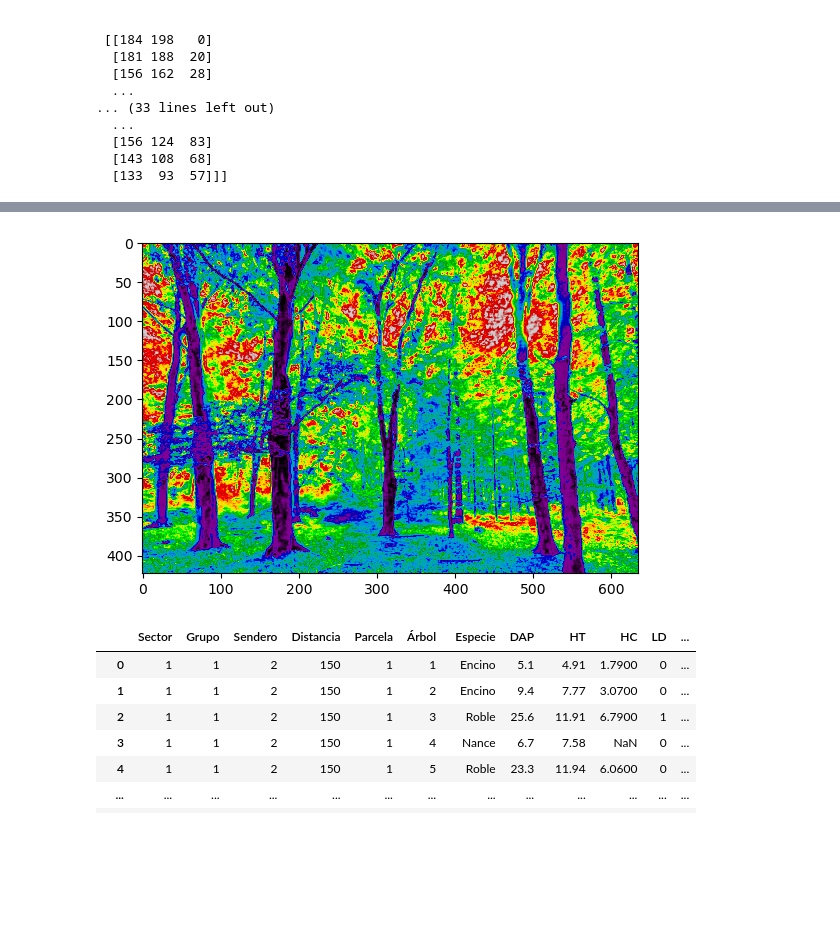
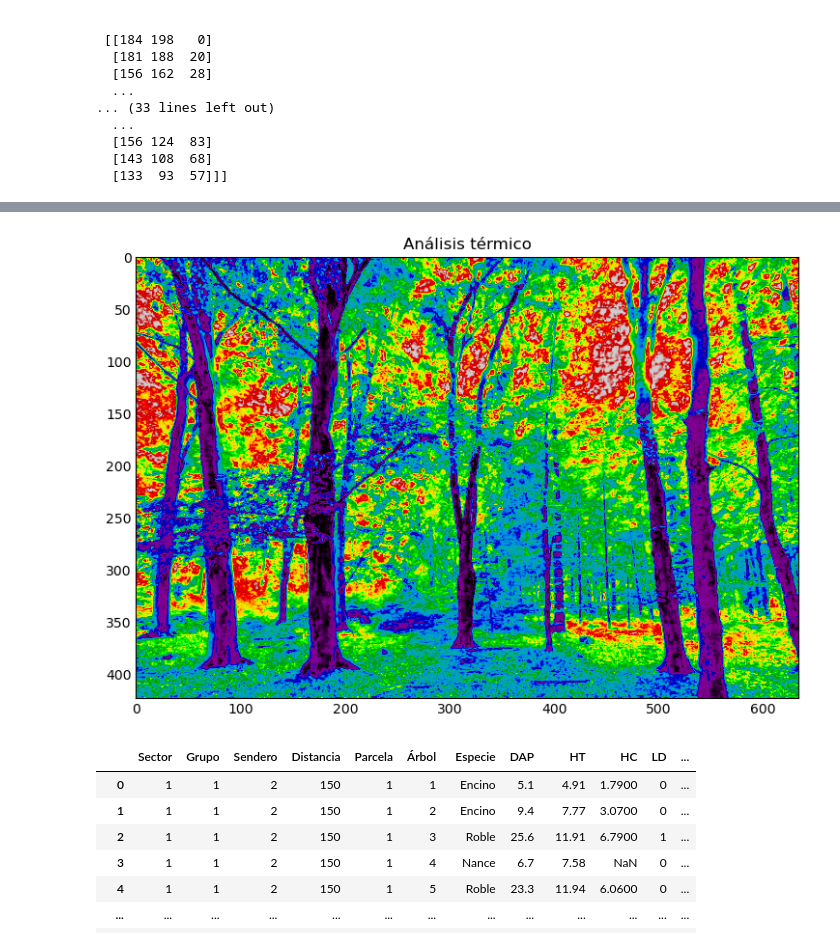
Before and after one commit to MetricForestTeam/MetricForest, a Jupyter notebook: Fuente de datos.ipynb, the cells around one changed output, grey strips where cells are left out. Cells and saved outputs as stored; diff of their text form; code cells hidden in the pictures; blank space fills up the shorter version.

```diff
--- a/Fuente de datos.ipynb
+++ b/Fuente de datos.ipynb
@@ -142,12 +143,15 @@ imgplot = plt.imshow(img)
 # %%
+#Analisis térmico de un bosque de encino
 lum_img = img[:, :, 0]
-
+plt.title('Análisis térmico')
 plt.imshow(lum_img)
 plt.imshow(lum_img, cmap="hot")
 imgplot = plt.imshow(lum_img)
 imgplot.set_cmap('nipy_spectral')
+
+plt.rcParams['figure.figsize'] = [10,11]
 # %% [output]
-[figure, old version]
+[figure, new version]
 # %%
 import pandas as pd
 from matplotlib import pyplot as plt
```
Also changed, not shown: parts of 5 cells of this notebook.
